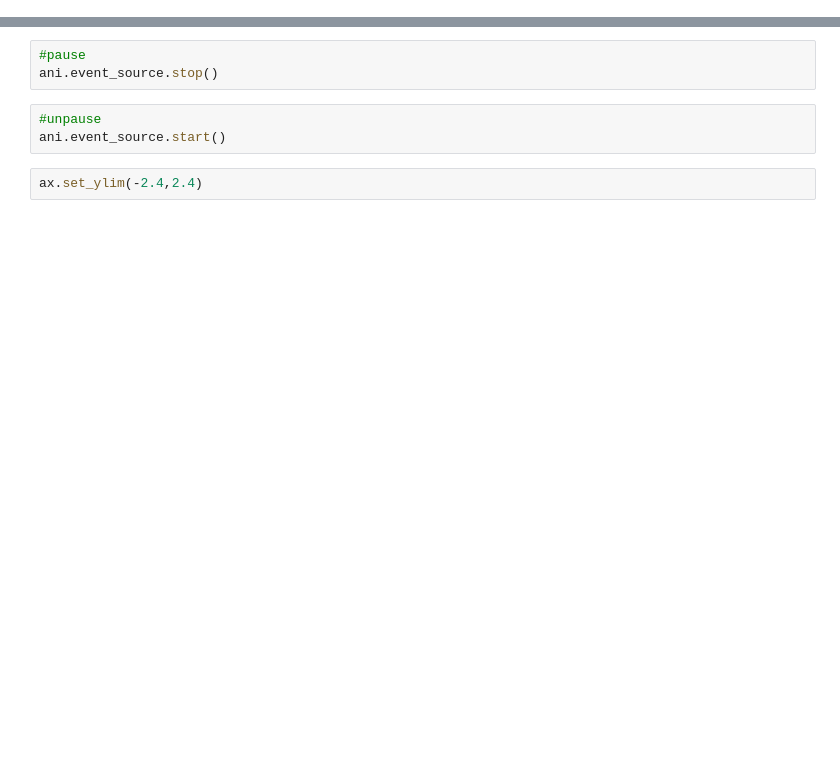
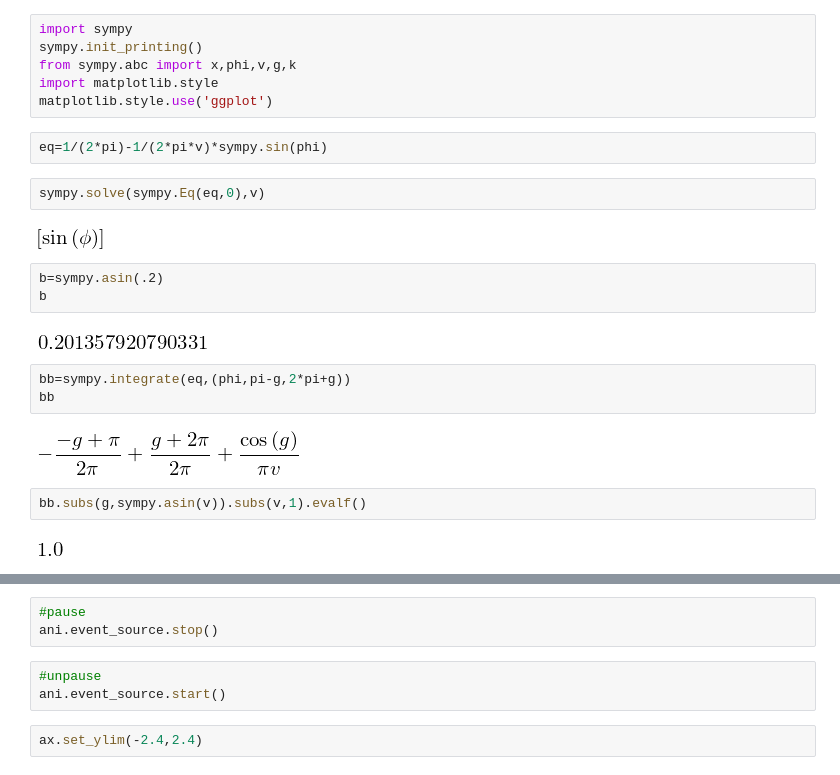
Before and after one commit to torhans/StudyGit, a Jupyter notebook: pib_sim.ipynb, the cells around one changed output, grey strips where cells are left out. Drawn from its saved outputs; the diff is of its cells as text; blank space fills up the shorter version.

```diff
--- a/pib_sim.ipynb
+++ b/pib_sim.ipynb
@@ -0,0 +1,26 @@
+# %%
+import sympy
+sympy.init_printing()
+from sympy.abc import x,phi,v,g,k
+import matplotlib.style
+matplotlib.style.use('ggplot')
+# %%
+eq=1/(2*pi)-1/(2*pi*v)*sympy.sin(phi)
+# %%
+sympy.solve(sympy.Eq(eq,0),v)
+# %% [output]
+[figure, added]
+# %%
+b=sympy.asin(.2)
+b
+# %% [output]
+[figure, added]
+# %%
+bb=sympy.integrate(eq,(phi,pi-g,2*pi+g))
+bb
+# %% [output]
+[figure, added]
+# %%
+bb.subs(g,sympy.asin(v)).subs(v,1).evalf()
+# %% [output]
+[figure, added]
```
Also changed, not shown: parts of 4 cells of this notebook.
